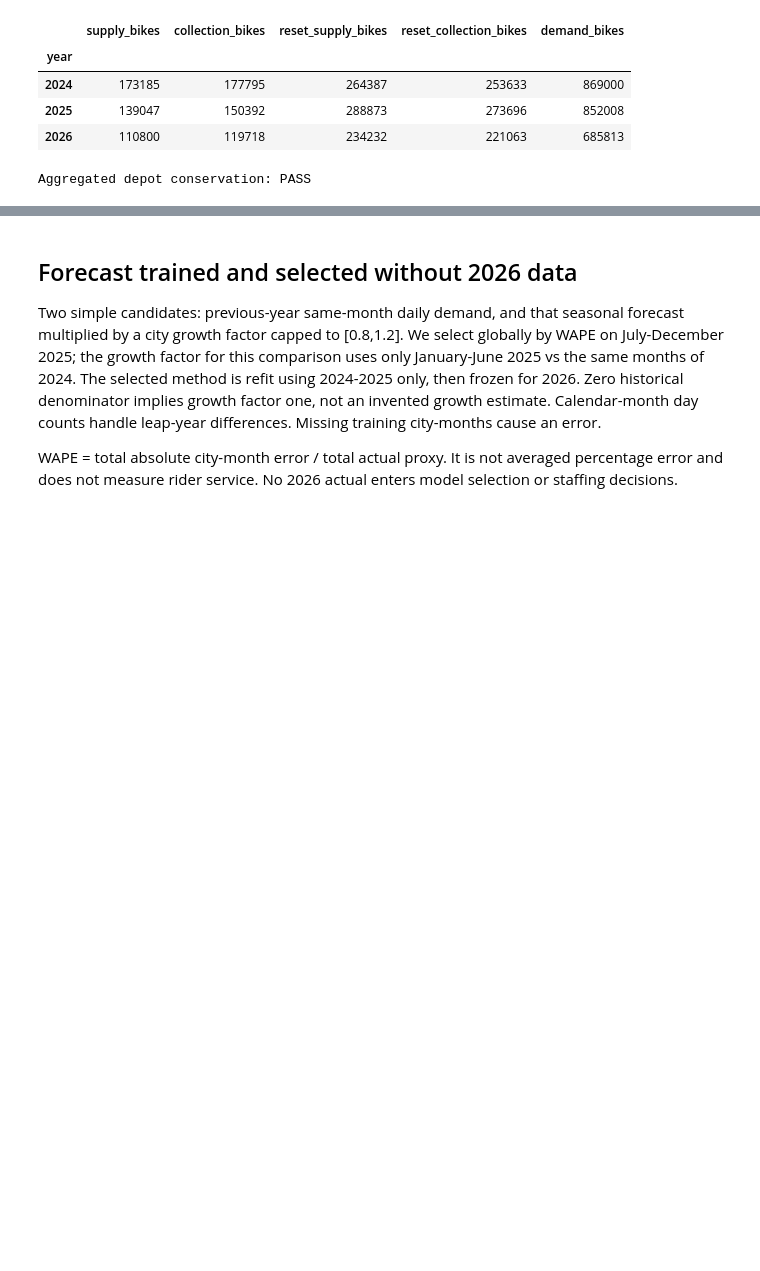
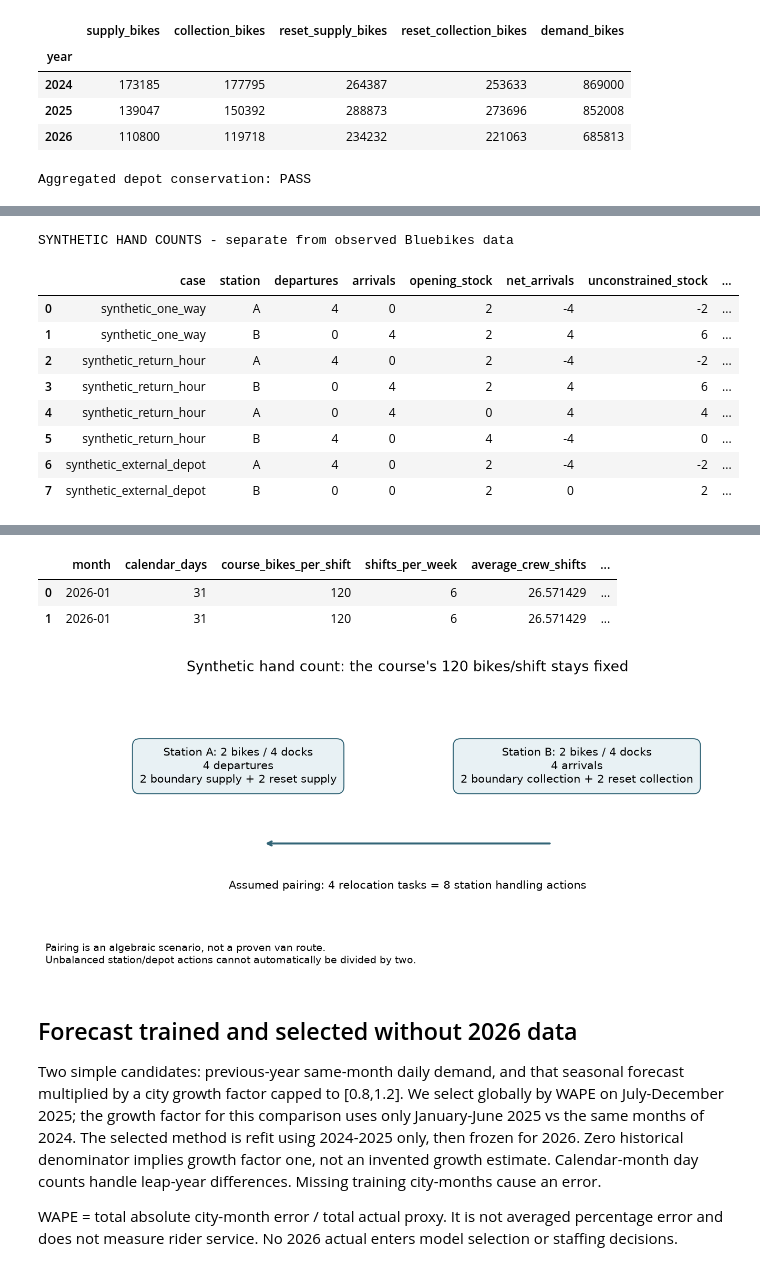
Before and after one commit to BitCoinJr/dads5250-bluebikes-planner, a Jupyter notebook: notebooks/bluebikes_submission.ipynb, the cells around one changed output, grey strips where cells are left out. Saved outputs shown, nothing was run; the diff lists cells and outputs as text; code cells hidden in the pictures; blank space fills up the shorter version.

Commit message:
Connect real event demo, unit assumptions and separate audience evaluation

```diff
--- a/notebooks/bluebikes_submission.ipynb
+++ b/notebooks/bluebikes_submission.ipynb
@@ -110,0 +117,18 @@ Aggregated depot conservation: PASS
+# %%
+print('SYNTHETIC HAND COUNTS - separate from observed Bluebikes data')
+display(pd.read_csv(ROOT / 'results/unit_example_hourly_steps.csv'))
+display(pd.read_csv(ROOT / 'results/unit_example_daily_reset.csv'))
+display(pd.read_csv(ROOT / 'results/unit_example_case_summary.csv'))
+display(pd.read_csv(ROOT / 'results/unit_example_monthly_capacity.csv'))
+display(Image(filename=str(ROOT / 'results/figures/handling_unit_demo.png')))
+# %% [output]
+SYNTHETIC HAND COUNTS - separate from observed Bluebikes data
+|  | case | station | departures | arrivals | opening_stock | net_arrivals | unconstrained_stock | ... |
+| 0 | synthetic_one_way | A | 4 | 0 | 2 | -4 | -2 | ... |
+| 1 | synthetic_one_way | B | 0 | 4 | 2 | 4 | 6 | ... |
+| 2 | synthetic_return_hour | A | 4 | 0 | 2 | -4 | -2 | ... |
+| 3 | synthetic_return_hour | B | 0 | 4 | 2 | 4 | 6 | ... |
+| 4 | synthetic_return_hour | A | 0 | 4 | 0 | 4 | 4 | ... |
+| 5 | synthetic_return_hour | B | 4 | 0 | 4 | -4 | 0 | ... |
+| 6 | synthetic_external_depot | A | 4 | 0 | 2 | -4 | -2 | ... |
+| 7 | synthetic_external_depot | B | 0 | 0 | 2 | 0 | 2 | ... |
@@ -111,3 +146,7 @@ Aggregated depot conservation: PASS
+|  | month | calendar_days | course_bikes_per_shift | shifts_per_week | average_crew_shifts | ... |
+| 0 | 2026-01 | 31 | 120 | 6 | 26.571429 | ... |
+| 1 | 2026-01 | 31 | 120 | 6 | 26.571429 | ... |
+[figure, added]
 # %% [markdown]
 ## Forecast trained and selected without 2026 data
 
```
Also changed, not shown: parts of 13 cells of this notebook, 51 other files.
